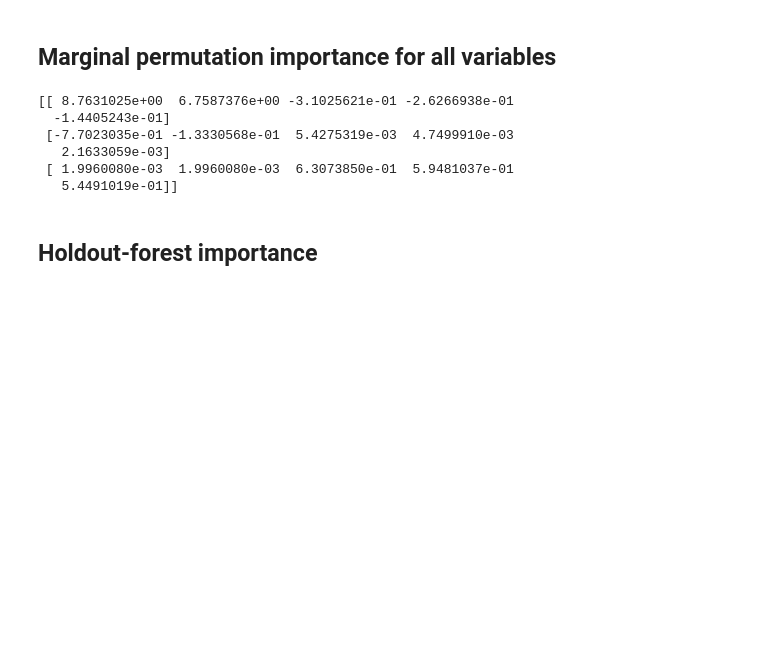
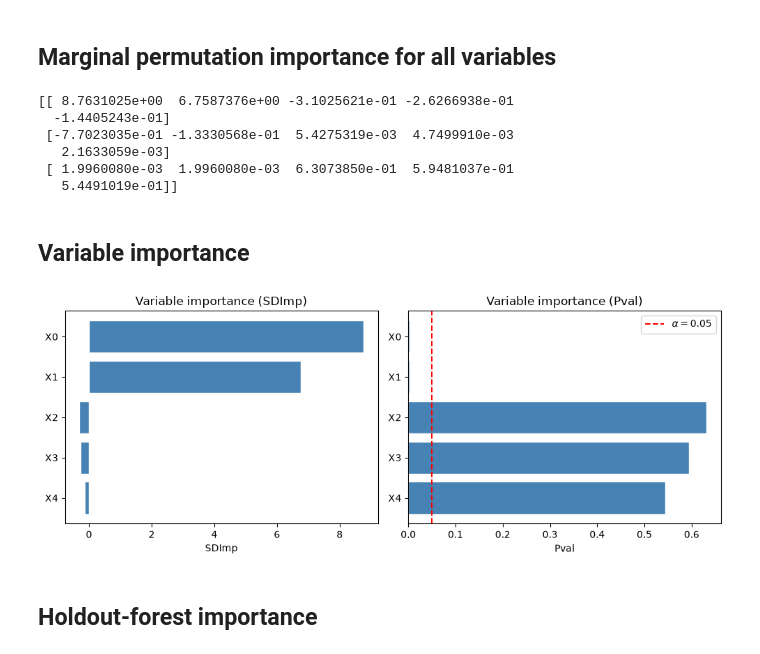
Before and after one commit to tscoleman226/RFtest_jax, a Jupyter notebook: examples/quickstart.ipynb, the cells around one changed output. Cells and saved outputs as stored; diff of their text form; code cells hidden in the pictures; blank space fills up the shorter version.

```diff
--- a/examples/quickstart.ipynb
+++ b/examples/quickstart.ipynb
@@ -53,6 +72,16 @@ print(imp['Importance_Table'])
    2.1633059e-03]
  [ 1.9960080e-03  1.9960080e-03  6.3073850e-01  5.9481037e-01
    5.4491019e-01]]
+# %% [markdown]
+## Variable importance
+# %%
+fig, axes = plt.subplots(1, 2, figsize=(10, 4))
+rfjax.plotting.plot_importance(imp, kind='SDImp', ax=axes[0])
+rfjax.plotting.plot_importance(imp, kind='Pval', ax=axes[1])
+plt.tight_layout()
+plt.show()
+# %% [output]
+[figure, added]
 # %% [markdown]
 ## Holdout-forest importance
 # %%
```
Also changed, not shown: parts of 8 cells of this notebook, 5 other files.
